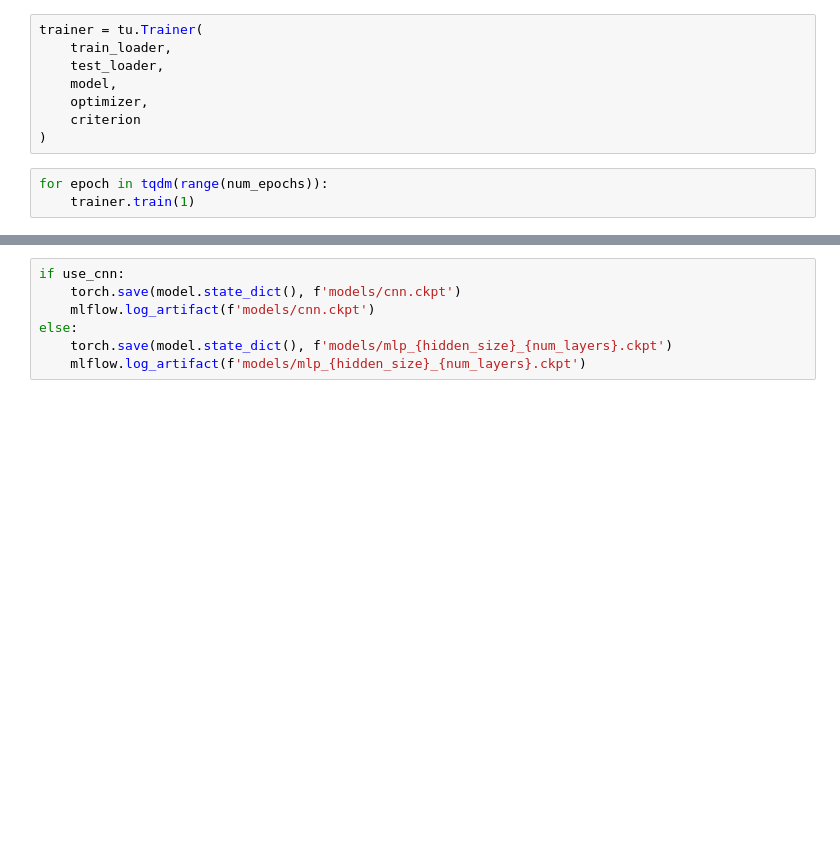
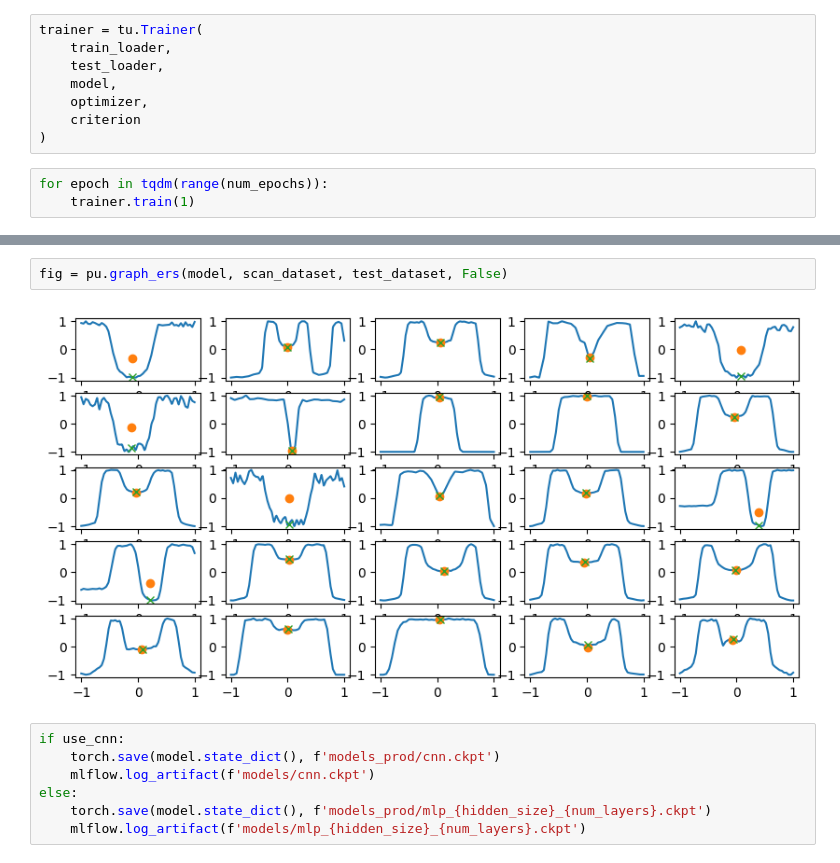
Before and after one commit to Linked-Liszt/12id-b-robo-steer, a Jupyter notebook: manual_train.ipynb, the cells around one changed output, grey strips where cells are left out. Cells and saved outputs as stored; diff of their text form; blank space fills up the shorter version.

Commit message:
Add prod inference demo & clean up pipeline

```diff
--- a/manual_train.ipynb
+++ b/manual_train.ipynb
@@ -67,7 +85,11 @@ fig = pu.plot_diff_hist(model, scan_dataset, test_dataset)
+# %%
+fig = pu.graph_ers(model, scan_dataset, test_dataset, False)
+# %% [output]
+[figure, added]
 # %%
 if use_cnn:
-    torch.save(model.state_dict(), f'models/cnn.ckpt')
+    torch.save(model.state_dict(), f'models_prod/cnn.ckpt')
     mlflow.log_artifact(f'models/cnn.ckpt')
 else:
-    torch.save(model.state_dict(), f'models/mlp_{hidden_size}_{num_layers}.ckpt')
+    torch.save(model.state_dict(), f'models_prod/mlp_{hidden_size}_{num_layers}.ckpt')
     mlflow.log_artifact(f'models/mlp_{hidden_size}_{num_layers}.ckpt')
```
Also changed, not shown: parts of 8 cells of this notebook, 6 other files.
